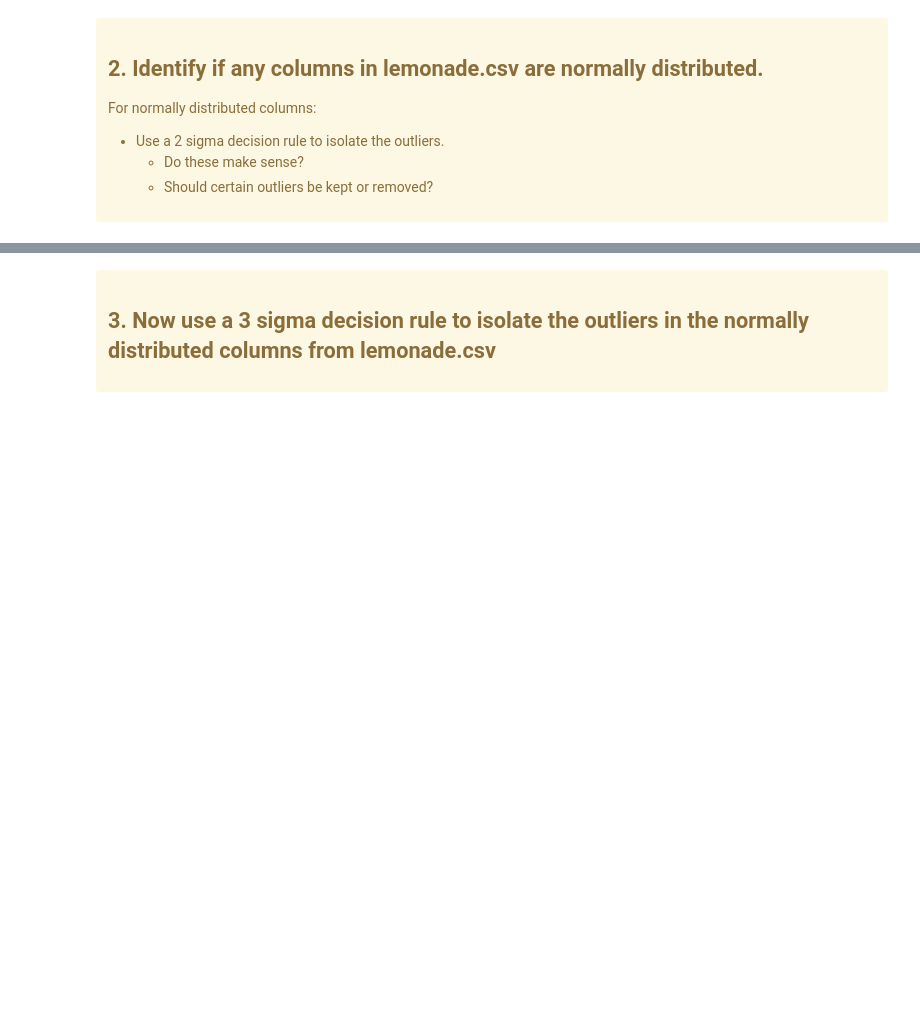
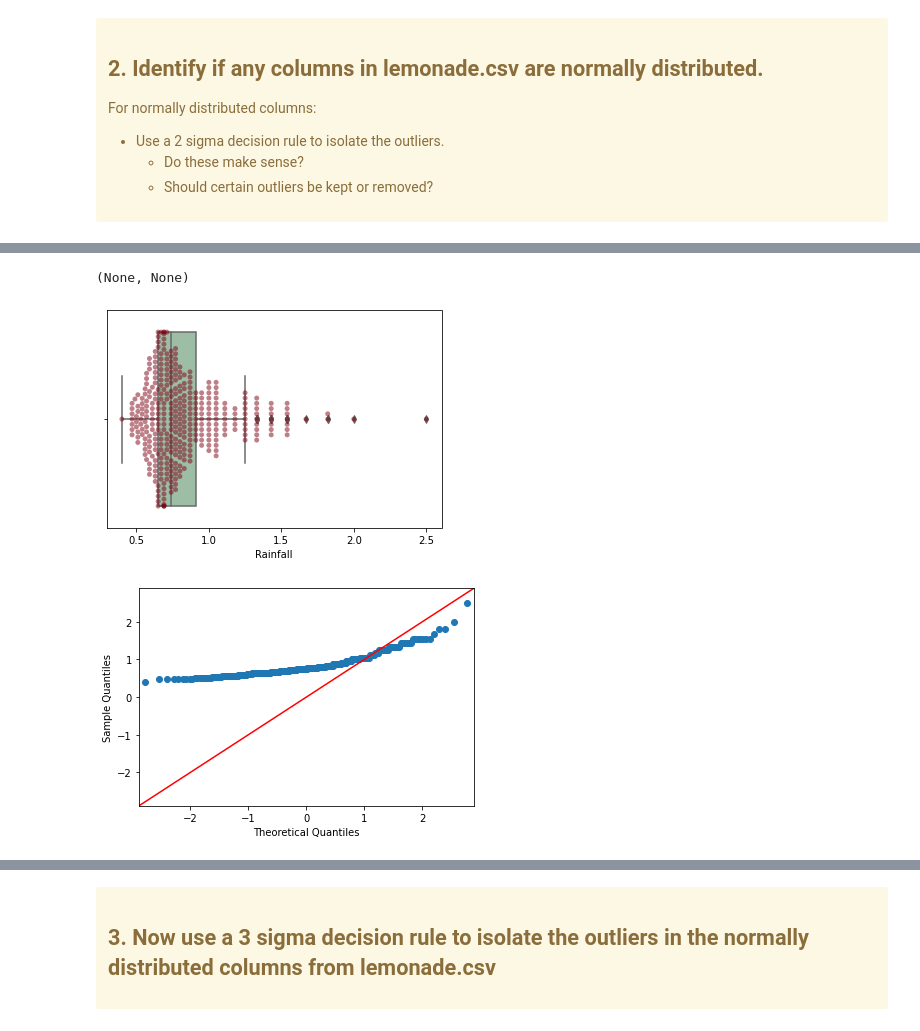
Before and after one commit to QMCBT-JustinEvans/anomaly-detection-exercises, a Jupyter notebook: continuous_probabilistic_methods.ipynb, the cells around one changed output, grey strips where cells are left out. Saved outputs shown, nothing was run; the diff lists cells and outputs as text; code cells hidden in the pictures; blank space fills up the shorter version.

```diff
--- a/continuous_probabilistic_methods.ipynb
+++ b/continuous_probabilistic_methods.ipynb
@@ -881,0 +883,13 @@ Name: Temperature, Length: 365, dtype: float64
+# %%
+# Create custom function that displays both plots for checking Normal Distribution
+
+def distribution_plots(df, col_name):
+
+    def plot_col_distribution(df, col_name):
+        ax = sns.boxplot(x=col_name, data=df, color='#99c2a2')
+        ax = sns.swarmplot(x=col_name, data=df, color='#7d0013', alpha=0.5)
+
+    def qq_plot(df, col_name):
+        fig = sm.qqplot(df[col_name], line='45')
+
+    return plot_col_distribution(df, col_name), qq_plot(df, col_name)
@@ -881,0 +903,7 @@ Name: Temperature, Length: 365, dtype: float64
+# %%
+# Use custom function that displays both plots for checking Normal Distribution
+distribution_plots(df, 'Rainfall')
+# %% [output]
+(None, None)
+[figure, added]
+[figure, added]
```
Also changed, not shown: parts of 26 cells of this notebook.
